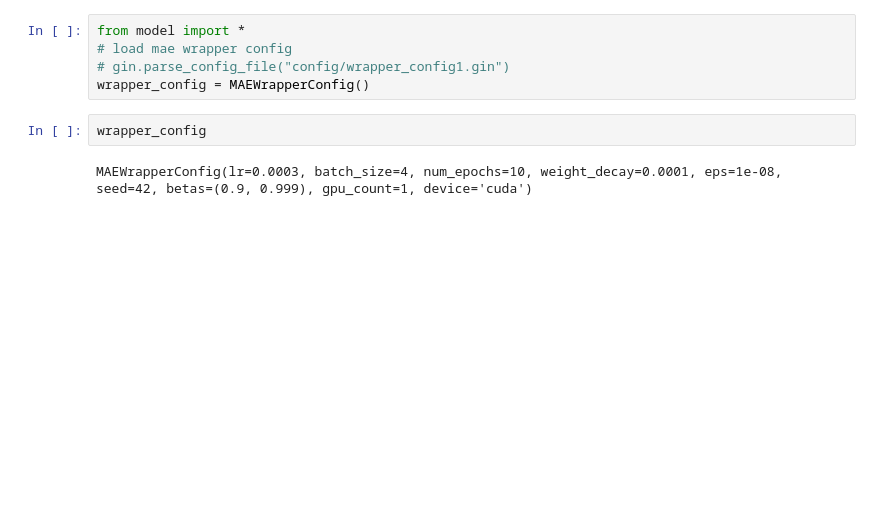
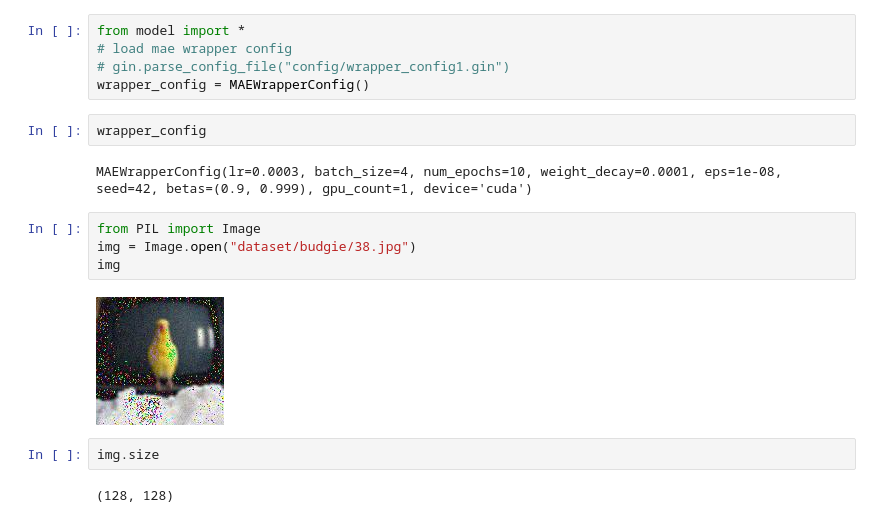
Before and after one commit to sathishkumar67/Noisy_Birds, a Jupyter notebook: testing.ipynb, the cells around one changed output. Cells and saved outputs as stored; diff of their text form; blank space fills up the shorter version.

```diff
--- a/testing.ipynb
+++ b/testing.ipynb
@@ -128,3 +129,13 @@ wrapper_config = MAEWrapperConfig()
 wrapper_config
 # %% [output]
 MAEWrapperConfig(lr=0.0003, batch_size=4, num_epochs=10, weight_decay=0.0001, eps=1e-08, seed=42, betas=(0.9, 0.999), gpu_count=1, device='cuda')
+# %%
+from PIL import Image
+img = Image.open("dataset/budgie/38.jpg")
+img
+# %% [output]
+[figure, added]
+# %%
+img.size
+# %% [output]
+(128, 128)
```
Also changed, not shown: parts of 6 cells of this notebook.
